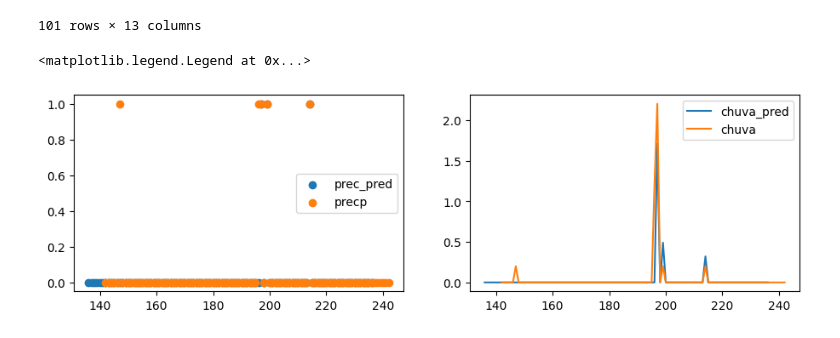
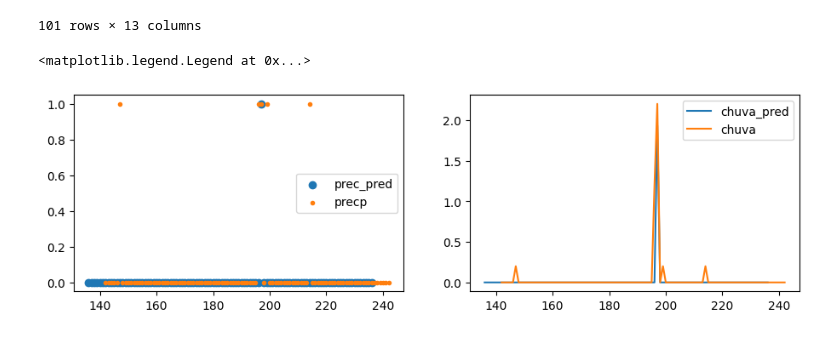
Before and after one commit to FollowingTheRabbit/Rain, a Jupyter notebook: src/analyse.ipynb, the cells around one changed output. Saved outputs shown, nothing was run; the diff lists cells and outputs as text; code cells hidden in the pictures.

```diff
--- a/src/analyse.ipynb
+++ b/src/analyse.ipynb
@@ -306,5 +395,5 @@ cols = ['air_humidity_100', 'atm_pressure_main', 'air_temperature_100',
 # %%
-X = dados_df[cols].copy()
+X = dados_df.loc[:int(dados_df.shape[0]*0.9),cols].copy()
 y = X.pop('precp')
 # %%
 X.columns
@@ -409,7 +536,8 @@ cols = ['air_humidity_100', 'atm_pressure_main',
         'dif_charge', 'dif_temp', 'dq/dT',
         'chuva']
 # %%
-X = dados_df.loc[dados_df.chuva.gt(0), cols].copy()
+X = dados_df.loc[int(dados_df.shape[0]*0.9):, cols].copy()
+X = X[X.chuva.gt(0)]
 y = X.pop('chuva')
 # %%
 X.columns
@@ -424,8 +552,7 @@ RFNorm = make_pipeline(StandardScaler(),RandomForestRegressor())
 SGD = make_pipeline(StandardScaler(),SGDRegressor())
 
 models = {'LinearRregression':LinearRegression(),'Lasso':Lasso(), 'SGD':SGD,
-          'RandomForestRegressor':RandomForestRegressor(), 'RandomForestNormalized':RFNorm, 'XGBRegressor':XGBRegressor(),
-          'SVR':SVR()}
+          'RandomForestRegressor':RandomForestRegressor(), 'RandomForestNormalized':RFNorm, 'XGBRegressor':XGBRegressor(),}
 # %%
 for model in models:
     md = models[model]
@@ -514,8 +641,8 @@ class Rain():
     def transform(self):
         self.x['data'] = pd.to_datetime(self.x['Datetime – utc'], format='mixed')
         self.x['data'] = self.x.data.astype(str).str.split('+',expand=True)[0]
-        self.x['dif_charge'] = self.x.groupby('num_of_resets').piezo_charge.diff(-1)
-        self.x['dif_charge'] = self.x.dif_charge.shift(-2)
+        self.x['dif_charge'] = self.x.groupby('num_of_resets').piezo_charge.diff(-1).shift(-2)
+
         self.x.dropna(inplace=True)
 
         #dados_df['dif_charge'] = (100*dados_df['dif_charge']/dados_df['piezo_charge'])
@@ -526,9 +653,10 @@ class Rain():
         self.x['dif_temp'] = self.x['air_temperature_100'] - self.x['piezo_temperature'].astype(float)
         self.x['dq/dT'] = (self.x.dif_charge/self.x.dif_temp)
 
-    def calculate(self):
+    def calculate(self, shft=True):
         self.x['precp'] = self.Classifier.predict(self.x[self.Classifier.feature_names_in_])
-        self.x['precp'] = self.x['precp'].shift(-1)
+        if shft == True:
+            self.x['precp'] = self.x['precp'].shift(-1)
         self.x.loc[self.x['precp'].eq(1),'chuva'] = self.Regressor.predict(self.x.loc[self.x['precp'].eq(1), self.Regressor.feature_names_in_])
         self.x.chuva.fillna(0,inplace=True)
         self.x.dropna(inplace=True)
@@ -563,18 +693,18 @@ rain.x
 # %%
 fig, (ax1, ax2) = plt.subplots(1,2, figsize=(11,3))
 
 plt.subplot(121)
 ax1.scatter(rain.x.index, rain.x.precp, label='prec_pred')
-ax1.scatter(dados_df.iloc[rain.x.index].index, dados_df.iloc[rain.x.index].precp, label='precp')
+ax1.scatter(dados_df.iloc[rain.x.index].index, dados_df.iloc[rain.x.index].precp, label='precp', marker='.')
 plt.legend()
 
 plt.subplot(122)
 ax2.plot(rain.x.index, rain.x.chuva, label='chuva_pred')
 ax2.plot(dados_df.iloc[rain.x.index].index, dados_df.iloc[rain.x.index].chuva, label='chuva')
 plt.legend()
 # %% [output]
 <matplotlib.legend.Legend at 0x...>
-[figure, old version]
+[figure, new version]
 # %%
 print(classification_report(dados_df.loc[rain.x.index].precp, rain.x.precp))
 print('Regressor score: ',r2_score(dados_df.loc[rain.x.index].chuva, rain.x.chuva))
```
Also changed, not shown: parts of 28 cells of this notebook.
